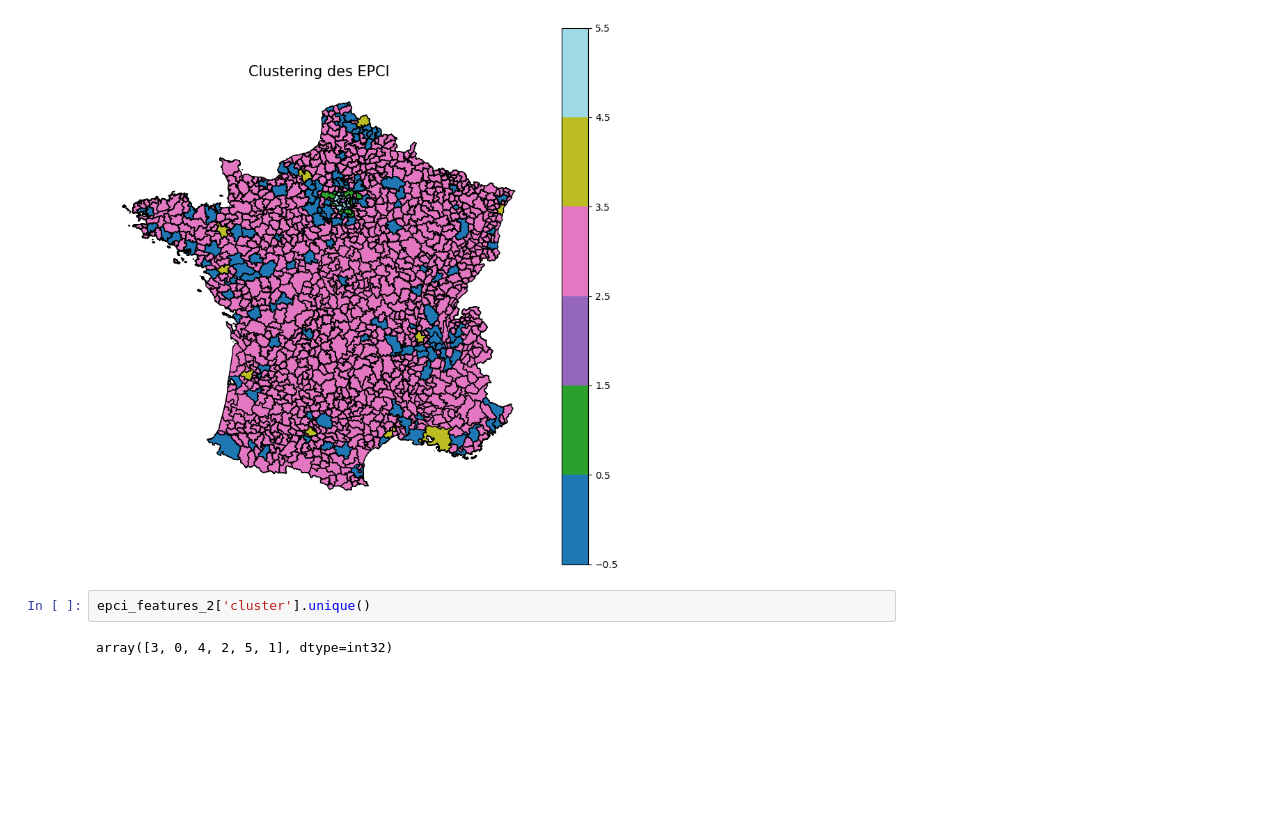
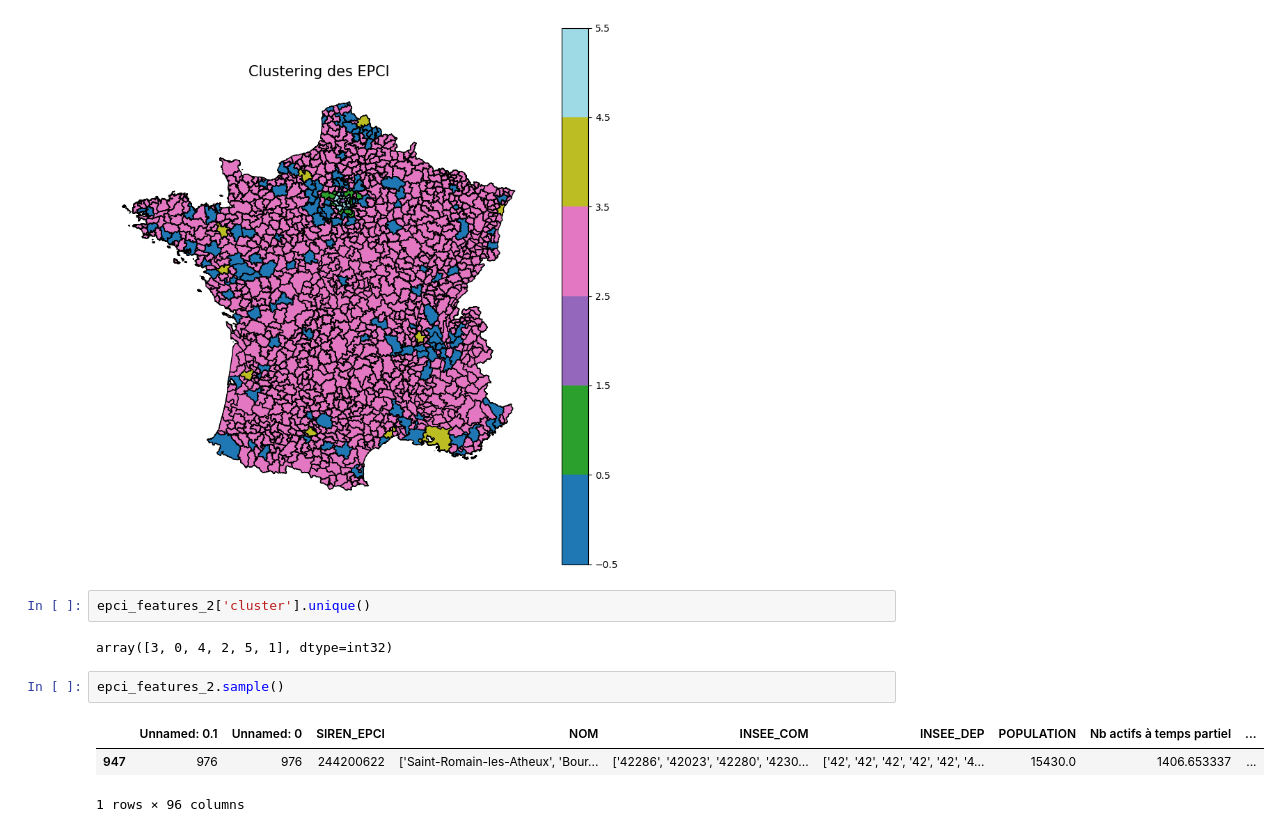
Before and after one commit to Qntouille/statapp, a Jupyter notebook: stat_desc_mobpro2.ipynb, the cells around one changed output. Saved outputs shown, nothing was run; the diff lists cells and outputs as text; blank space fills up the shorter version.

```diff
--- a/stat_desc_mobpro2.ipynb
+++ b/stat_desc_mobpro2.ipynb
@@ -604,3 +591,9 @@ plt.show()
 epci_features_2['cluster'].unique()
 # %% [output]
 array([3, 0, 4, 2, 5, 1], dtype=int32)
+# %%
+epci_features_2.sample()
+# %% [output]
+|  | Unnamed: 0.1 | Unnamed: 0 | SIREN_EPCI | NOM | INSEE_COM | INSEE_DEP | POPULATION | Nb actifs à temps partiel | ... |
+| 947 | 976 | 976 | 244200622 | ['Saint-Romain-les-Atheux', 'Bour... | ['42286', '42023', '42280', '4230... | ['42', '42', '42', '42', '42', '4... | 15430.0 | 1406.653337 | ... |
+1 rows × 96 columns
```
Also changed, not shown: parts of 1 cell of this notebook, 1 other file.
